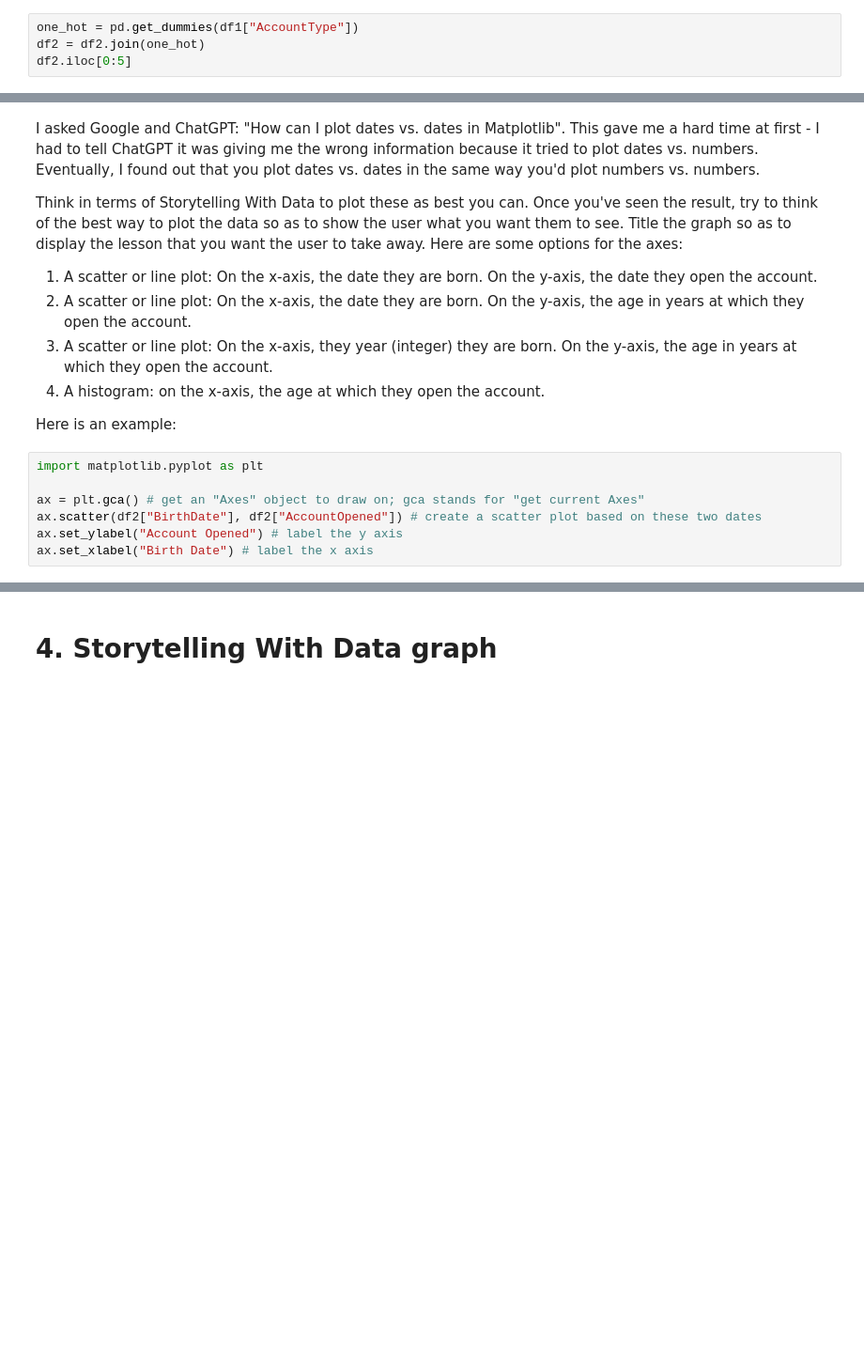
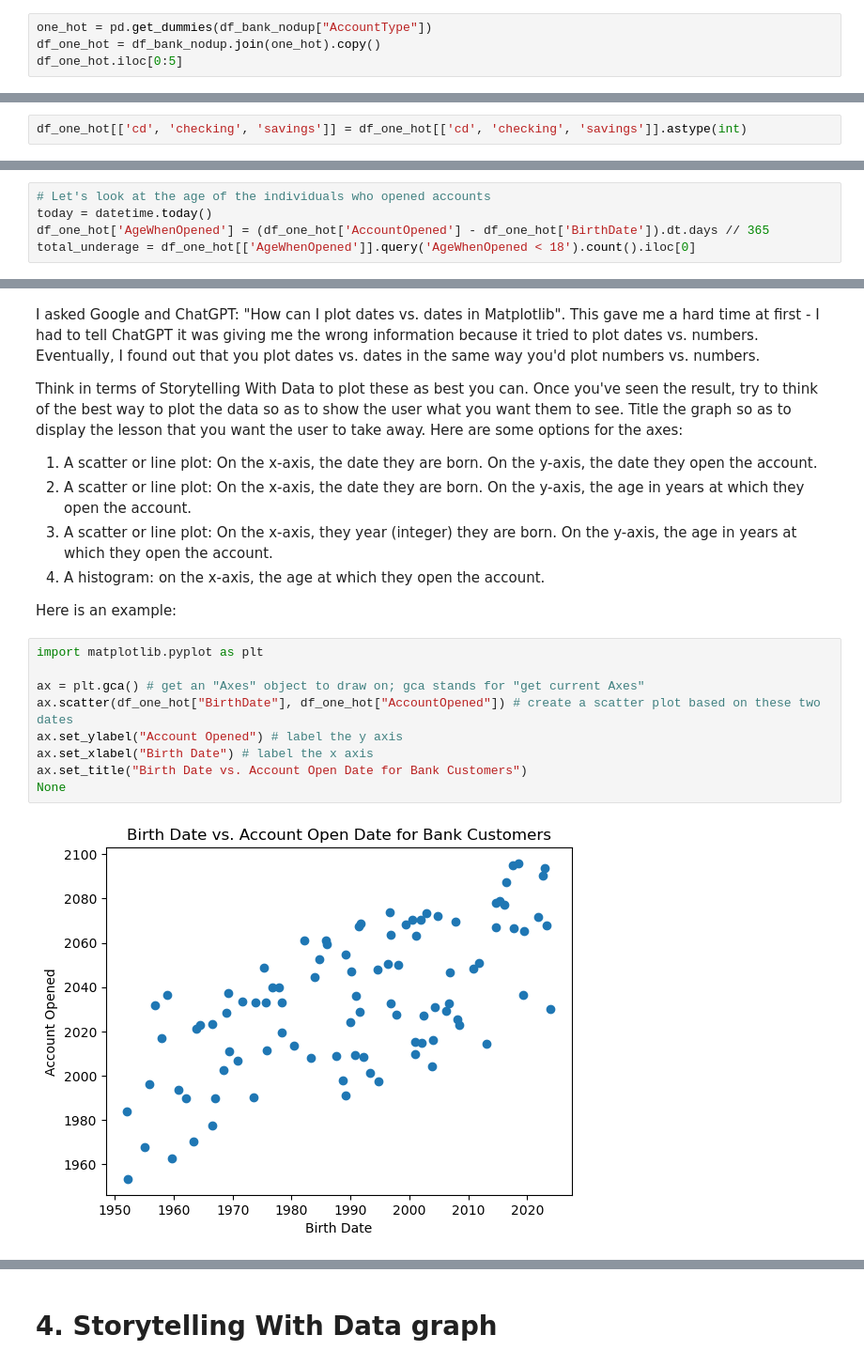
Before and after one commit to rdabbs1/AI-for-Leaders-Assignments, a Jupyter notebook: OMDS-ModB2-Week1-Dabbs-Rosemary.ipynb, the cells around one changed output, grey strips where cells are left out. Shown at 94% size. Drawn from its saved outputs; the diff is of its cells as text; blank space fills up the shorter version.

```diff
--- a/OMDS-ModB2-Week1-Dabbs-Rosemary.ipynb
+++ b/OMDS-ModB2-Week1-Dabbs-Rosemary.ipynb
@@ -399,7 +401,7 @@ Name: Age, dtype: int64
 # %% [markdown]
 9. One-hot encode the AccountType column.  This means creating a new "checking," "savings", and "cd" columns so that you can run machine learning algorithms.
 # %%
-one_hot = pd.get_dummies(df1["AccountType"])
-df2 = df2.join(one_hot)
-df2.iloc[0:5]
+one_hot = pd.get_dummies(df_bank_nodup["AccountType"])
+df_one_hot = df_bank_nodup.join(one_hot).copy()
+df_one_hot.iloc[0:5]
 # %% [output]
@@ -407,2 +414,4 @@ NameError: name 'df1' is not defined
 # %% [markdown]
 Now, change the cd, checking, and savings columns into integers.
+# %%
+df_one_hot[['cd', 'checking', 'savings']] = df_one_hot[['cd', 'checking', 'savings']].astype(int)
@@ -422,0 +446,5 @@ Along those same lines, are there any birth dates that are too recent?  Do we th
+# %%
+# Let's look at the age of the individuals who opened accounts
+today = datetime.today()
+df_one_hot['AgeWhenOpened'] = (df_one_hot['AccountOpened'] - df_one_hot['BirthDate']).dt.days // 365
+total_underage = df_one_hot[['AgeWhenOpened']].query('AgeWhenOpened < 18').count().iloc[0]
@@ -437,7 +476,11 @@ Here is an example:
 # %%
 import matplotlib.pyplot as plt
 
 ax = plt.gca() # get an "Axes" object to draw on; gca stands for "get current Axes"
-ax.scatter(df2["BirthDate"], df2["AccountOpened"]) # create a scatter plot based on these two dates
+ax.scatter(df_one_hot["BirthDate"], df_one_hot["AccountOpened"]) # create a scatter plot based on these two dates
 ax.set_ylabel("Account Opened") # label the y axis
 ax.set_xlabel("Birth Date") # label the x axis
+ax.set_title("Birth Date vs. Account Open Date for Bank Customers")
+None
+# %% [output]
+[figure, added]
```
Also changed, not shown: parts of 13 cells of this notebook.
